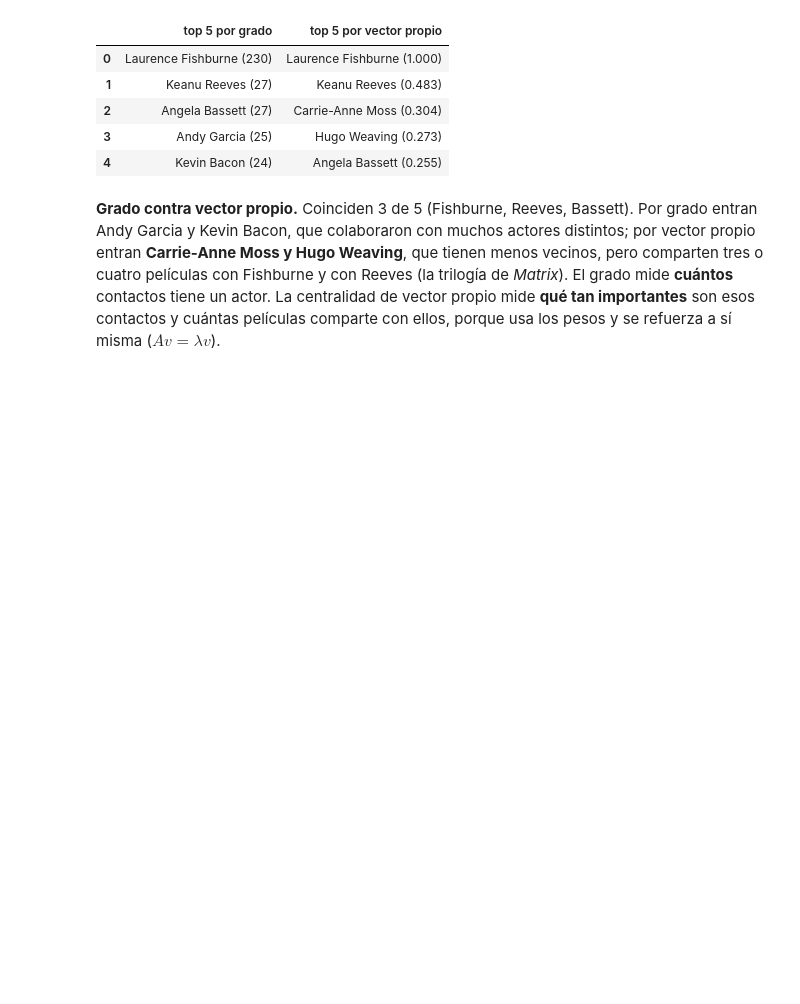
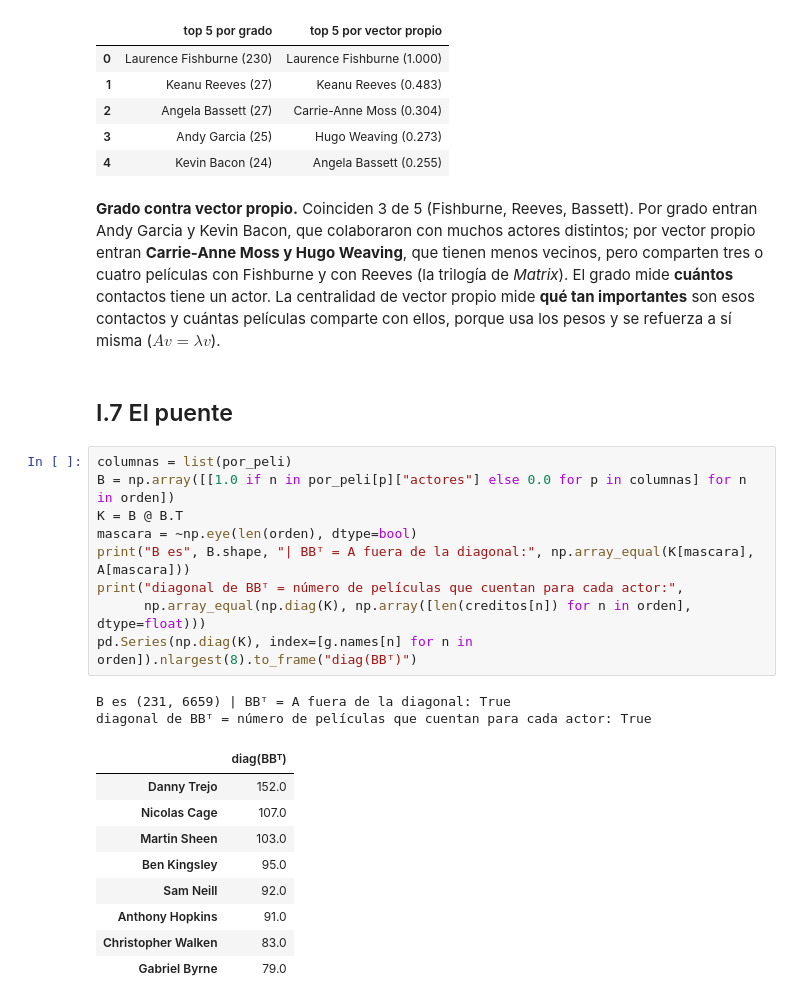
Before and after one commit to NohelEstradaP/grafo-colaboracion-laurence-fishburne, a Jupyter notebook: fishburne.ipynb, the cells around one changed output. Cells and saved outputs as stored; diff of their text form; blank space fills up the shorter version.

Commit message:
Puente con el kernel del bosque (I.7) y README

```diff
--- a/fishburne.ipynb
+++ b/fishburne.ipynb
@@ -340,3 +340,26 @@ que colaboraron con muchos actores distintos; por vector propio entran **Carrie-
 vecinos, pero comparten tres o cuatro películas con Fishburne y con Reeves (la trilogía de *Matrix*). El grado mide
 **cuántos** contactos tiene un actor. La centralidad de vector propio mide **qué tan importantes** son esos contactos y
 cuántas películas comparte con ellos, porque usa los pesos y se refuerza a sí misma ($Av=\lambda v$).
+# %% [markdown]
+## I.7 El puente
+# %%
+columnas = list(por_peli)
+B = np.array([[1.0 if n in por_peli[p]["actores"] else 0.0 for p in columnas] for n in orden])
+K = B @ B.T
+mascara = ~np.eye(len(orden), dtype=bool)
+print("B es", B.shape, "| BBᵀ = A fuera de la diagonal:", np.array_equal(K[mascara], A[mascara]))
+print("diagonal de BBᵀ = número de películas que cuentan para cada actor:",
+      np.array_equal(np.diag(K), np.array([len(creditos[n]) for n in orden], dtype=float)))
+pd.Series(np.diag(K), index=[g.names[n] for n in orden]).nlargest(8).to_frame("diag(BBᵀ)")
+# %% [output]
+B es (231, 6659) | BBᵀ = A fuera de la diagonal: True
+diagonal de BBᵀ = número de películas que cuentan para cada actor: True
+|  | diag(BBᵀ) |
+| Danny Trejo | 152.0 |
+| Nicolas Cage | 107.0 |
+| Martin Sheen | 103.0 |
+| Ben Kingsley | 95.0 |
+| Sam Neill | 92.0 |
+| Anthony Hopkins | 91.0 |
+| Christopher Walken | 83.0 |
+| Gabriel Byrne | 79.0 |
```
Also changed, not shown: parts of 1 cell of this notebook, 1 other file.
